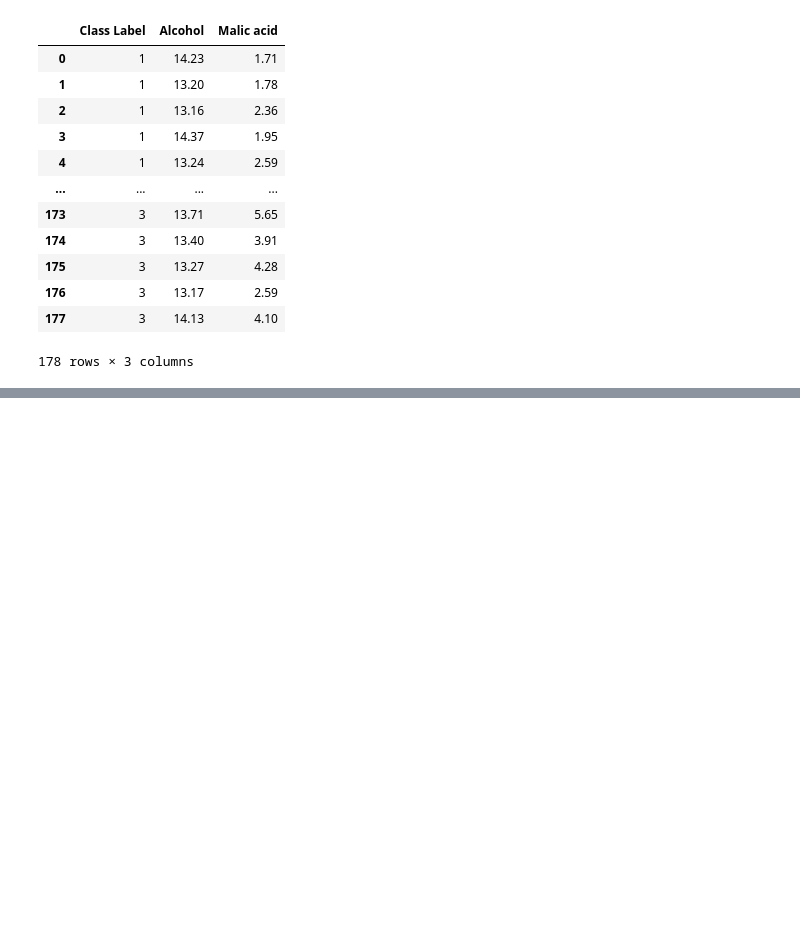
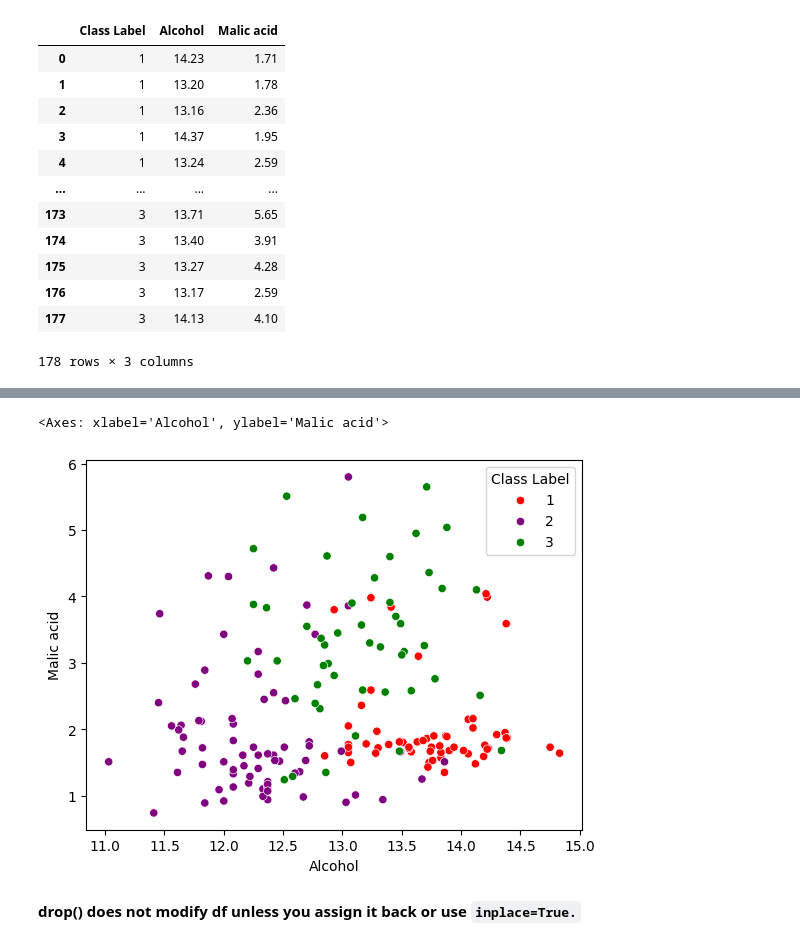
Before and after one commit to sanskar-gh/colab_notebooks, a Jupyter notebook: FEATURE ENGINEERING/MINMAXSCALING/min_max_scaling.ipynb, the cells around one changed output, grey strips where cells are left out. Cells and saved outputs as stored; diff of their text form; code cells hidden in the pictures; blank space fills up the shorter version.

```diff
--- a/FEATURE ENGINEERING/MINMAXSCALING/min_max_scaling.ipynb
+++ b/FEATURE ENGINEERING/MINMAXSCALING/min_max_scaling.ipynb
@@ -25,0 +38,8 @@ df
+# %%
+color_dict = {1 : 'red', 2 : 'purple', 3 : 'green'}
+sns.scatterplot(data = df, x = 'Alcohol', y = 'Malic acid', hue = 'Class Label', palette = color_dict)
+# %% [output]
+<Axes: xlabel='Alcohol', ylabel='Malic acid'>
+[figure, added]
+# %% [markdown]
+**drop() does not modify df unless you assign it back or use `inplace=True.`**
```
Also changed, not shown: parts of 11 cells of this notebook.
